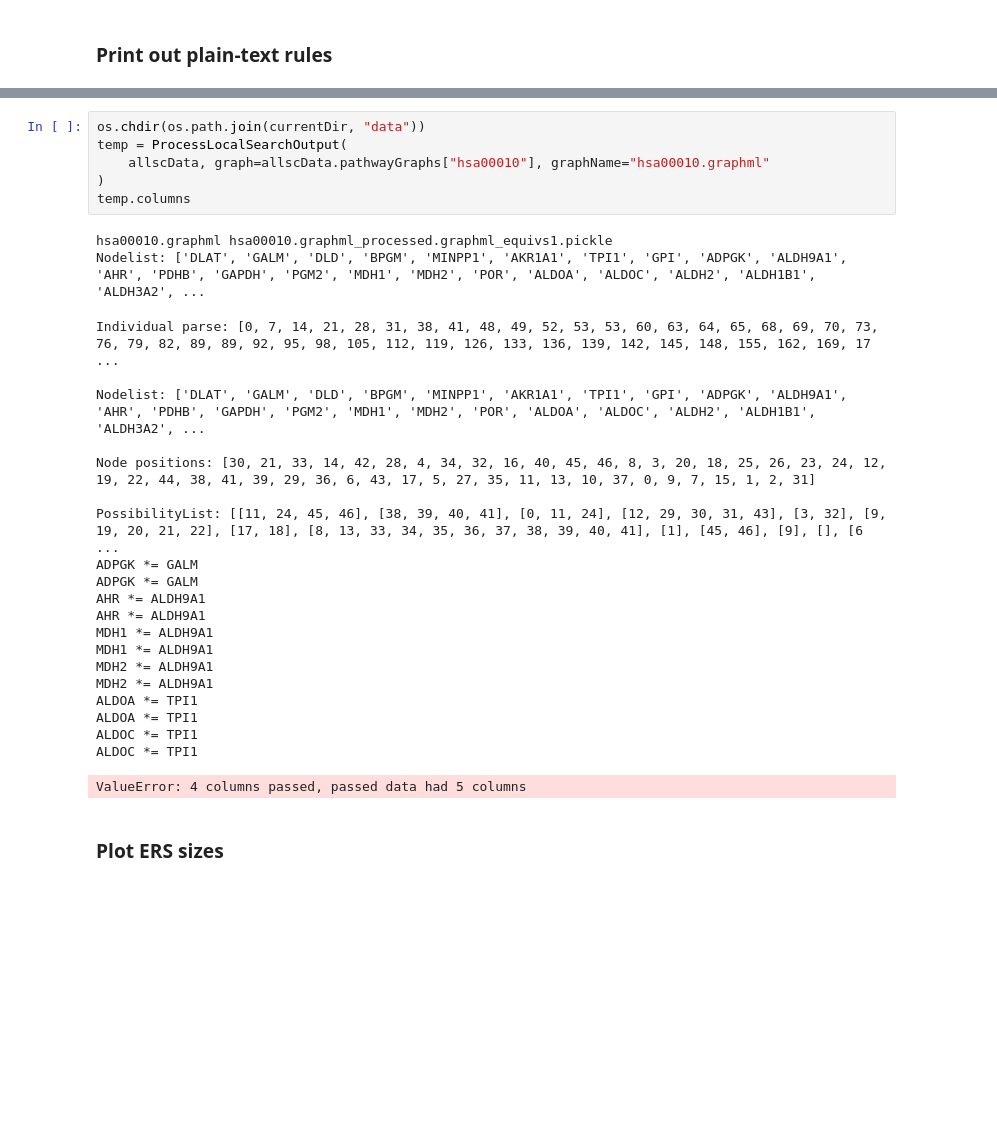
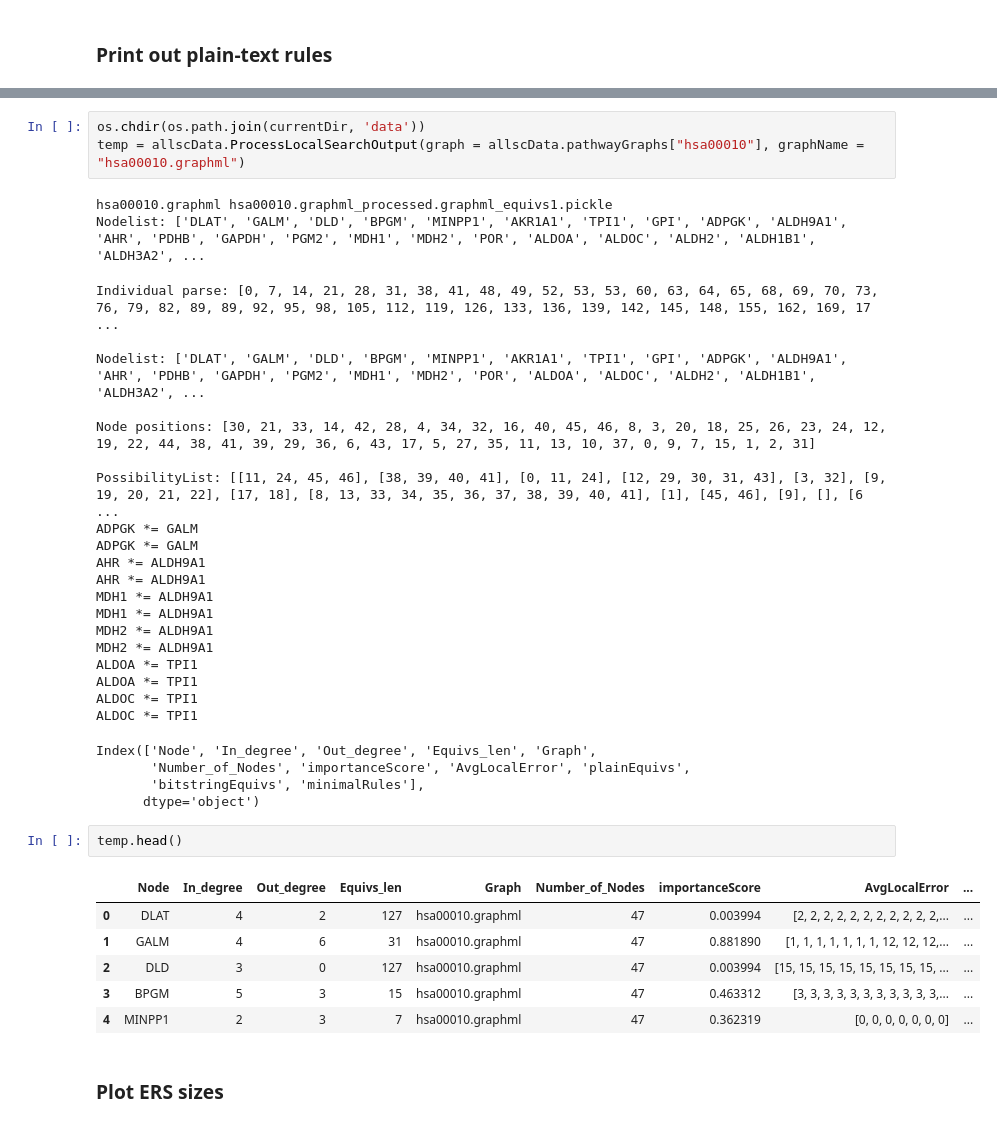
Before and after one commit to Thakar-Lab/scBONITA, a Jupyter notebook: Tutorials/Rule_Inference_With_ScBONITA.ipynb, the cells around one changed output, grey strips where cells are left out. Saved outputs shown, nothing was run; the diff lists cells and outputs as text; blank space fills up the shorter version.

```diff
--- a/Tutorials/Rule_Inference_With_ScBONITA.ipynb
+++ b/Tutorials/Rule_Inference_With_ScBONITA.ipynb
@@ -205,11 +95,8 @@ allscData.pathwayGraphs
 /gpfs/fs2/scratch/mpalshik/scBONITA-main/scBonita_package/src/scBONITA/data/trainingData.csvscTest.pickle
 {'hsa00010': <networkx.classes.digraph.DiGraph at 0x...>}
 # %%
-os.chdir(os.path.join(currentDir, "data"))
-temp = ProcessLocalSearchOutput(
-    allscData, graph=allscData.pathwayGraphs["hsa00010"], graphName="hsa00010.graphml"
-)
-temp.columns
+os.chdir(os.path.join(currentDir, 'data'))
+temp = allscData.ProcessLocalSearchOutput(graph = allscData.pathwayGraphs["hsa00010"], graphName = "hsa00010.graphml")
 # %% [output]
 hsa00010.graphml hsa00010.graphml_processed.graphml_equivs1.pickle
 Nodelist: ['DLAT', 'GALM', 'DLD', 'BPGM', 'MINPP1', 'AKR1A1', 'TPI1', 'GPI', 'ADPGK', 'ALDH9A1', 'AHR', 'PDHB', 'GAPDH', 'PGM2', 'MDH1', 'MDH2', 'POR', 'ALDOA', 'ALDOC', 'ALDH2', 'ALDH1B1', 'ALDH3A2', ...
@@ -232,6 +119,18 @@ ALDOA *= TPI1
 ALDOA *= TPI1
 ALDOC *= TPI1
 ALDOC *= TPI1
-ValueError: 4 columns passed, passed data had 5 columns
+Index(['Node', 'In_degree', 'Out_degree', 'Equivs_len', 'Graph',
+       'Number_of_Nodes', 'importanceScore', 'AvgLocalError', 'plainEquivs',
+       'bitstringEquivs', 'minimalRules'],
+      dtype='object')
+# %%
+temp.head()
+# %% [output]
+|  | Node | In_degree | Out_degree | Equivs_len | Graph | Number_of_Nodes | importanceScore | AvgLocalError | ... |
+| 0 | DLAT | 4 | 2 | 127 | hsa00010.graphml | 47 | 0.003994 | [2, 2, 2, 2, 2, 2, 2, 2, 2, 2, 2,... | ... |
+| 1 | GALM | 4 | 6 | 31 | hsa00010.graphml | 47 | 0.881890 | [1, 1, 1, 1, 1, 1, 1, 12, 12, 12,... | ... |
+| 2 | DLD | 3 | 0 | 127 | hsa00010.graphml | 47 | 0.003994 | [15, 15, 15, 15, 15, 15, 15, 15, ... | ... |
+| 3 | BPGM | 5 | 3 | 15 | hsa00010.graphml | 47 | 0.463312 | [3, 3, 3, 3, 3, 3, 3, 3, 3, 3, 3,... | ... |
+| 4 | MINPP1 | 2 | 3 | 7 | hsa00010.graphml | 47 | 0.362319 | [0, 0, 0, 0, 0, 0, 0] | ... |
 # %% [markdown]
 ### Plot ERS sizes
```
Also changed, not shown: parts of 4 cells of this notebook, 3 other files.
